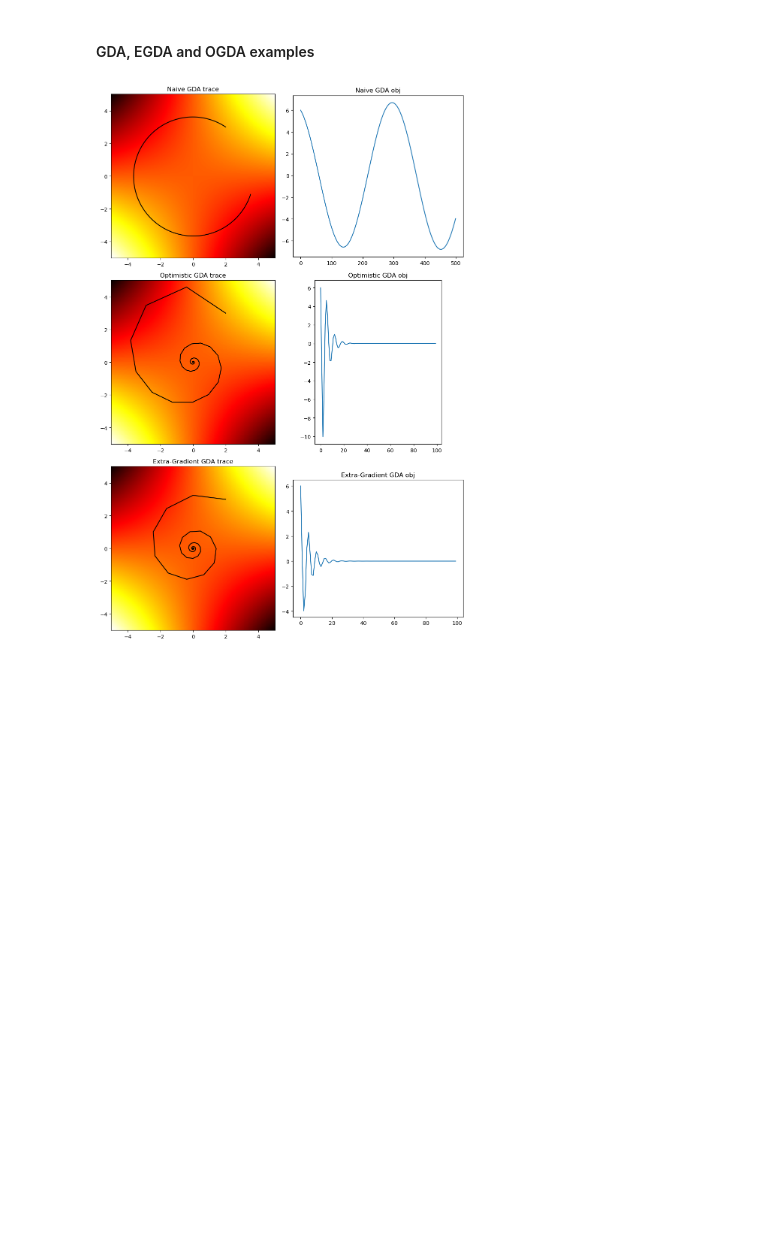
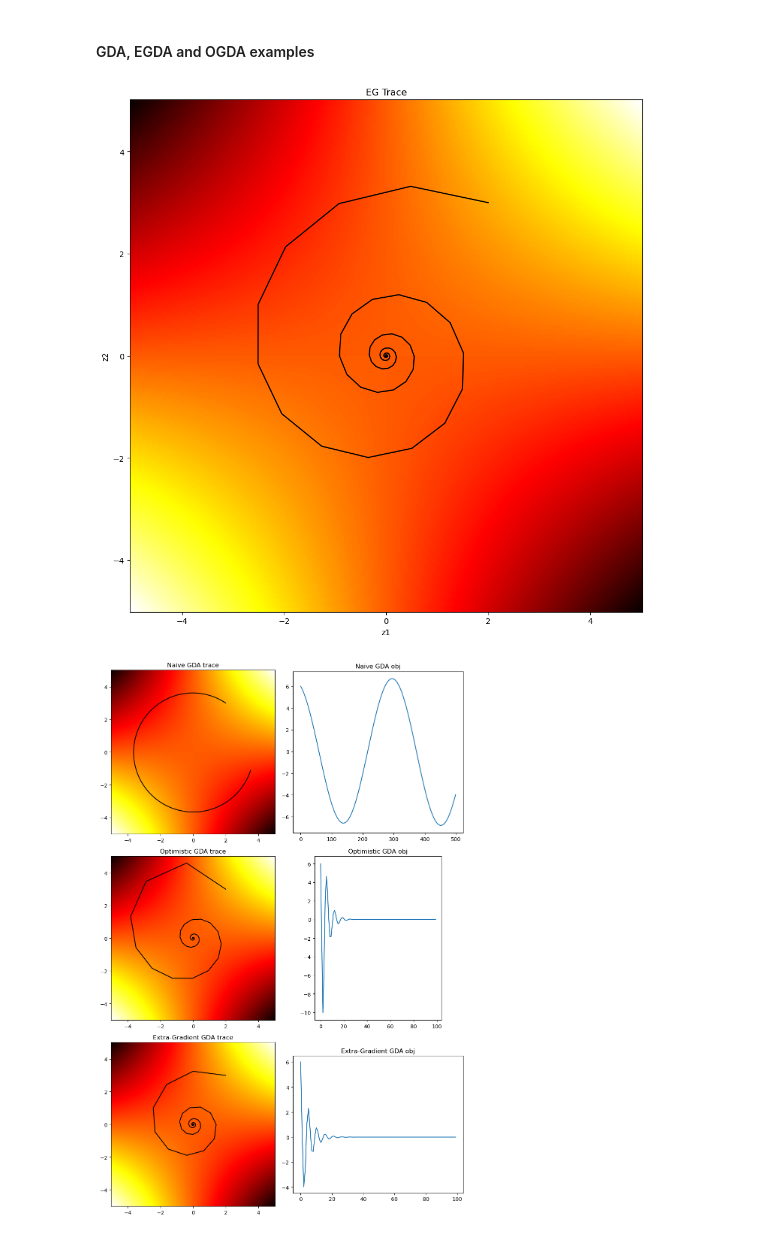
Before and after one commit to RenardDesNeiges/CIRL_Experiments, a Jupyter notebook: minmax_opt.ipynb, the cells around one changed output. Drawn from its saved outputs; the diff is of its cells as text; code cells hidden in the pictures; blank space fills up the shorter version.

```diff
--- a/minmax_opt.ipynb
+++ b/minmax_opt.ipynb
@@ -64,5 +65,29 @@ plt.show()
 # %% [markdown]
 #### GDA, EGDA and OGDA examples
+# %%
+sz = 10
+fig, ax = plt.subplots(1,1,figsize = (sz,sz))
+
+""" Solving with GDA """
+lim = 5.
+x = 2.; y = 3.;
+xs,ys,fs = ExtraGradientGDA.solve(simple_bilinear_objective,x,y,100,0.4,1.)
+
+""" Nice little plot to see in all
+details how the algorithm miserably fails """
+plot_scalar_field(ax,simple_bilinear_objective,lims=[-lim,lim,-lim,lim]);
+ax.plot(xs,ys,color='k')
+ax.set_title('EG Trace')
+ax.set_xlabel('z1')
+ax.set_ylabel('z2')
+# ax[1].plot(fs) ; ax[1].set_aspect(2.6)
+# ax[1].set_title('GDA obj')
+# ax[1].set_xlabel('steps')
+# ax[1].set_ylabel('f(z(t))')
+
+fig.tight_layout(); plt.show() # display the plots
+# %% [output]
+[figure, added]
 # %%
 sz = 5
 fig, ax = plt.subplots(3,2,figsize = (2*sz,3*sz))
```
Also changed, not shown: parts of 2 cells of this notebook, 3 other files.
